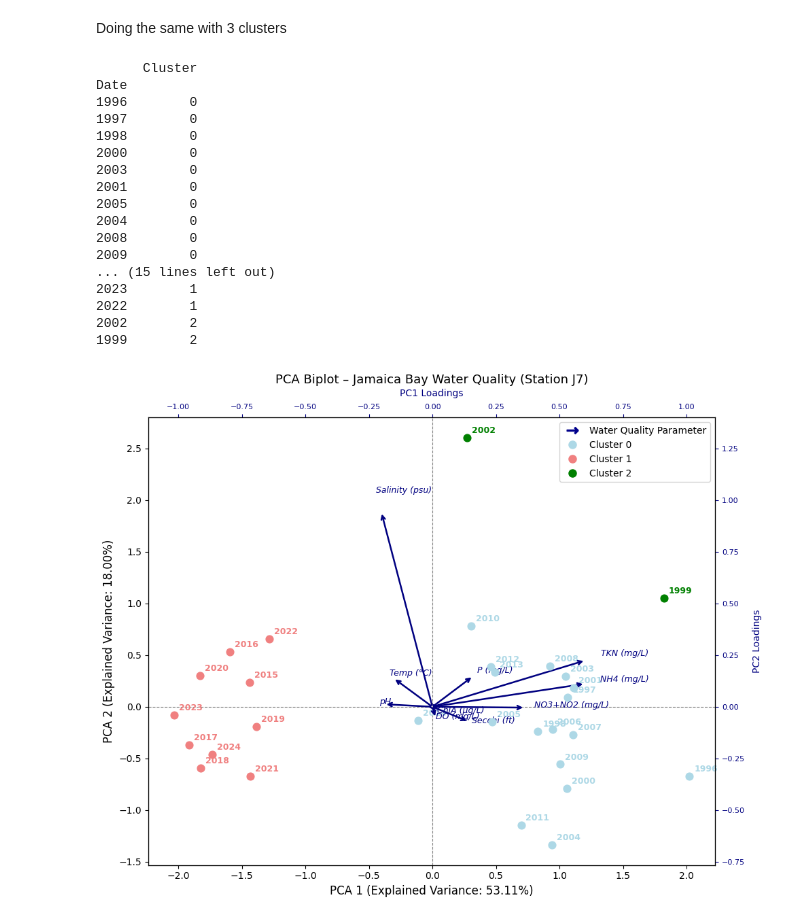
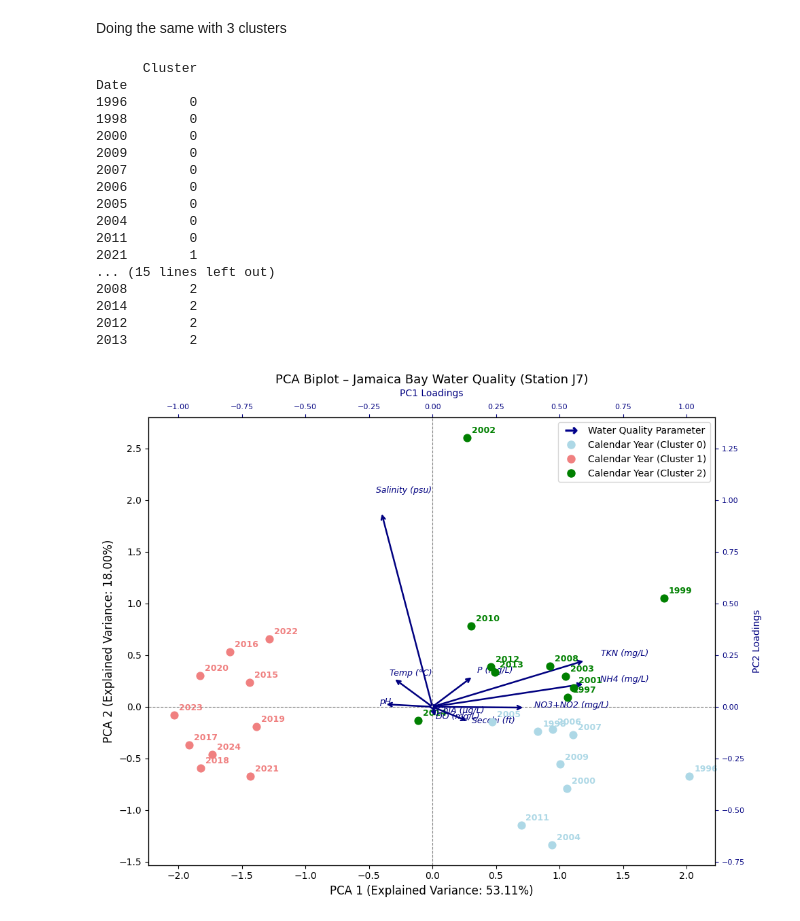
Before and after one commit to snehasri2600/Jamaica-Bay-Water-Quality_Capstone, a Jupyter notebook: Station_Data_Analyses/Station_J7/j7_analysis.ipynb, the cells around one changed output. Cells and saved outputs as stored; diff of their text form; code cells hidden in the pictures.

```diff
--- a/Station_Data_Analyses/Station_J7/j7_analysis.ipynb
+++ b/Station_Data_Analyses/Station_J7/j7_analysis.ipynb
@@ -318,7 +318,7 @@ Two and three clusters seem ideal. I will start by visualizing those.
 # %%
 # Use best k
 kmeans = KMeans(n_clusters=2, random_state=42)
-feature_means_pca_df['Cluster'] = kmeans.fit_predict(feature_means_pca_df[['PC1', 'PC2']])
+feature_means_pca_df['Cluster'] = kmeans.fit_predict(feature_means)
 print(feature_means_pca_df[['Cluster']].sort_values('Cluster'))
 # %% [output]
       Cluster
@@ -407,26 +407,26 @@ Doing the same with 3 clusters
 # %%
 # Use best k
 kmeans1 = KMeans(n_clusters=3, random_state=42)
-feature_means_pca_df['Cluster'] = kmeans1.fit_predict(feature_means_pca_df[['PC1', 'PC2']])
+feature_means_pca_df['Cluster'] = kmeans1.fit_predict(feature_means)
 print(feature_means_pca_df[['Cluster']].sort_values('Cluster'))
 # %% [output]
       Cluster
 Date
 1996        0
-1997        0
 1998        0
 2000        0
-2003        0
-2001        0
+2009        0
+2007        0
+2006        0
 2005        0
 2004        0
-2008        0
-2009        0
+2011        0
+2021        1
 ... (15 lines left out)
-2023        1
-2022        1
-2002        2
-1999        2
+2008        2
+2014        2
+2012        2
+2013        2
 # %%
 # PCA biplot with 3 clusters, colored in shades of green
 fig, ax = plt.subplots(figsize=(10, 8))
@@ -462,34 +462,34 @@ ax_right.set_ylim(ax.get_ylim()[0] / scale, ax.get_ylim()[1] / scale)
 # Style the top axis
 ax_top.set_xlabel('PC1 Loadings', fontsize=10, color='navy', labelpad=8)
 ax_top.tick_params(axis='x', colors='navy', labelsize=8)
 
 # Style the right axis
 ax_right.set_ylabel('PC2 Loadings', fontsize=10, color='navy', labelpad=8)
 ax_right.tick_params(axis='y', colors='navy', labelsize=8)
 
 # --- Reference lines ---
 ax.axhline(0, color='gray', linewidth=0.8, linestyle='--')
 ax.axvline(0, color='gray', linewidth=0.8, linestyle='--')
 
 # --- Labels ---
 ax.set_xlabel(f'PCA 1 (Explained Variance: {explained_variance[0] * 100:.2f}%)', fontsize=12)
 ax.set_ylabel(f'PCA 2 (Explained Variance: {explained_variance[1] * 100:.2f}%)', fontsize=12)
 ax.set_title('PCA Biplot – Jamaica Bay Water Quality (Station J7)', fontsize=13)
 
 # --- Legend ---
 ax.legend(handles=[
     plt.Line2D([0], [0], color='darkblue', marker=r'$\rightarrow$',
                markersize=12, label='Water Quality Parameter', linestyle='None'),
     plt.Line2D([0], [0], marker='o', color='lightblue',
-               markersize=8, label='Cluster 0', linestyle='None'),
+               markersize=8, label='Calendar Year (Cluster 0)', linestyle='None'),
     plt.Line2D([0], [0], marker='o', color='lightcoral',
-               markersize=8, label='Cluster 1', linestyle='None'),
+               markersize=8, label='Calendar Year (Cluster 1)', linestyle='None'),
     plt.Line2D([0], [0], marker='o', color='green',
-               markersize=8, label='Cluster 2', linestyle='None'),
+               markersize=8, label='Calendar Year (Cluster 2)', linestyle='None'),
 ], loc='upper right')
 
 plt.tight_layout()
 plt.savefig('jamaica_bay_pca_j7_3clusters.png', dpi=300, bbox_inches='tight')
 plt.show()
 # %% [output]
-[figure, old version]
+[figure, new version]
```
Also changed, not shown: parts of 2 cells of this notebook, 18 other files.
